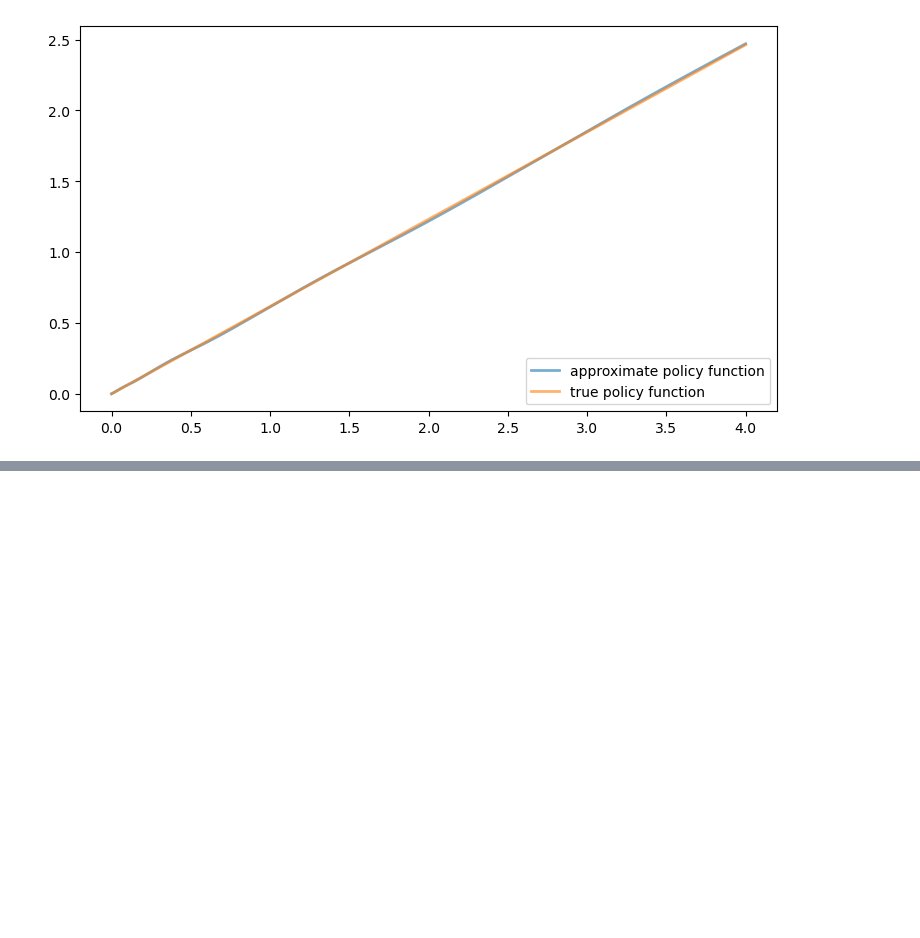
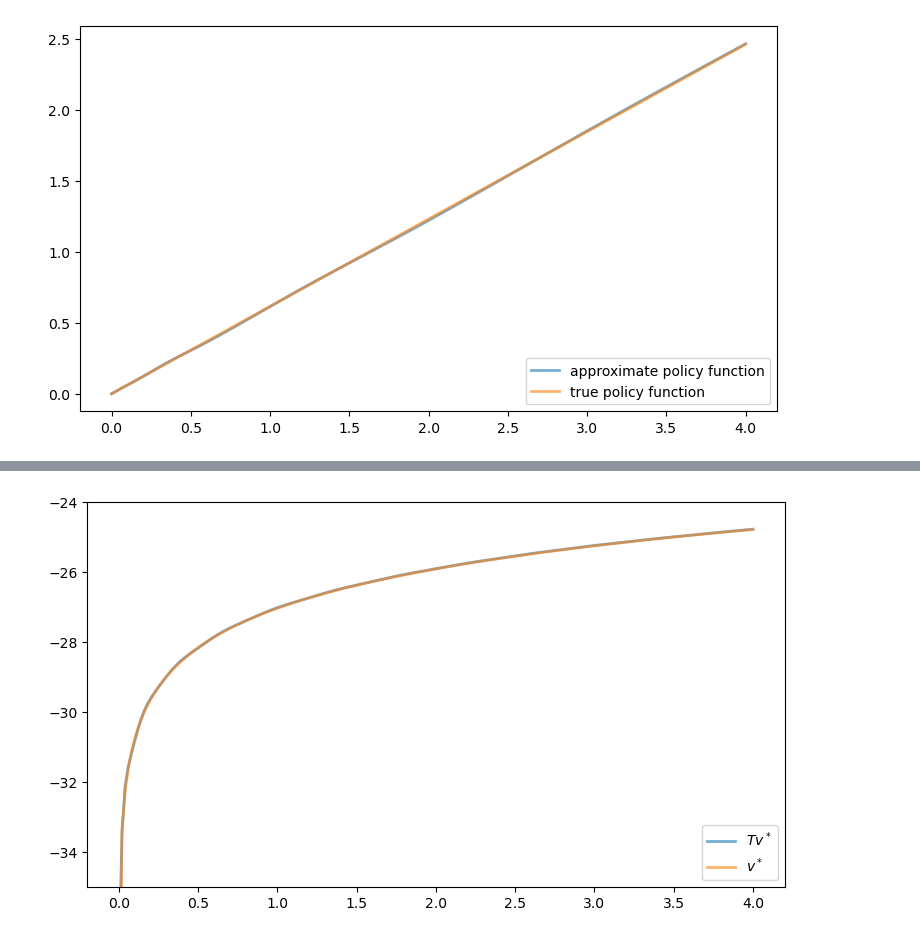
Before and after one commit to QuantEcon/ContinuousDPs.jl, a Jupyter notebook: examples/cdp_ex_optgrowth_jl.ipynb, the cells around one changed output, grey strips where cells are left out. Cells and saved outputs as stored; diff of their text form; code cells hidden in the pictures; blank space fills up the shorter version.

```diff
--- a/examples/cdp_ex_optgrowth_jl.ipynb
+++ b/examples/cdp_ex_optgrowth_jl.ipynb
@@ -316,0 +209,20 @@ Locals
+# %%
+using ContinuousDPs: bellman_operator!
+cdp = ContinuousDP(cdp, discount=p.beta)  # Reset `discount` to the original
+C_star = cdp.interp.Phi \ v_star.(cdp.interp.S; p)
+Tv = Array{Float64}(undef, cdp.interp.length)
+C = copy(C_star)
+bellman_operator!(cdp, C, Tv);
+# %%
+grid_size = 200
+grid_y = collect(range(p.s_min, stop=p.s_max, length=grid_size))
+V_approx = funeval(C, cdp.interp.basis, grid_y);
+# %%
+fig, ax = subplots(figsize=(9, 5))
+ax.set_ylim(-35, -24)
+ax.plot(grid_y, V_approx, lw=2, alpha=0.6, label=L"$Tv^*$")
+ax.plot(grid_y, v_star.(grid_y; p), lw=2, alpha=0.6, label=L"$v^*$")
+ax.legend(loc="lower right")
+display(fig)
+# %% [output]
+[figure, added]
```
Also changed, not shown: parts of 64 cells of this notebook.
